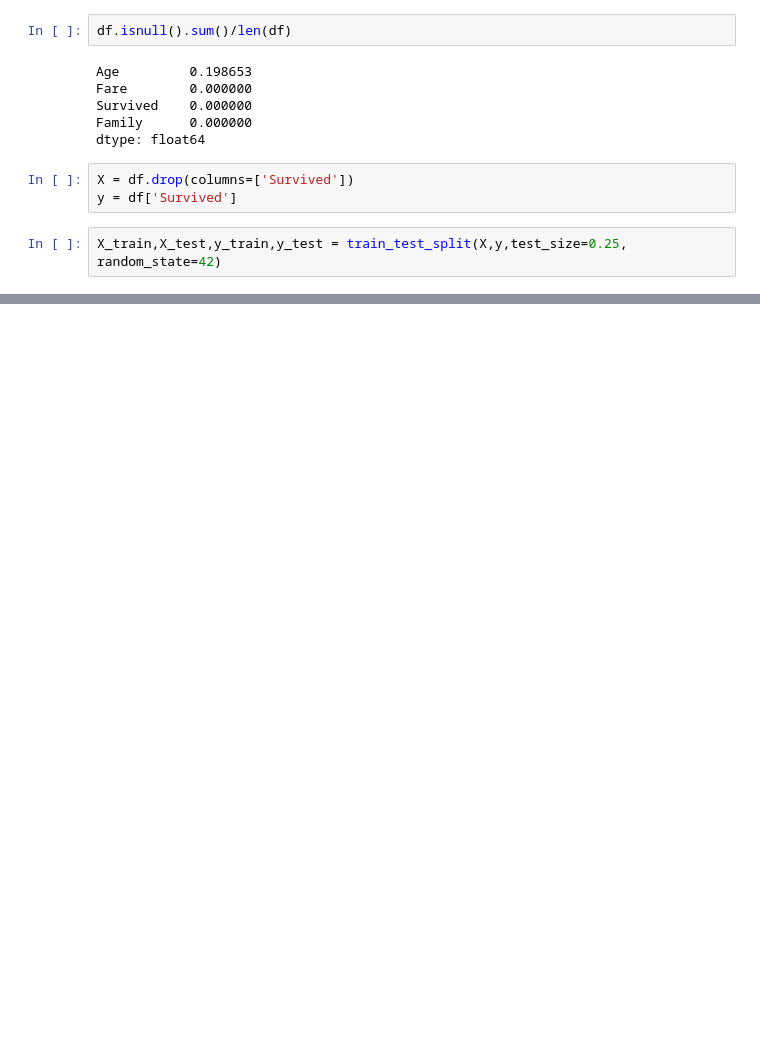
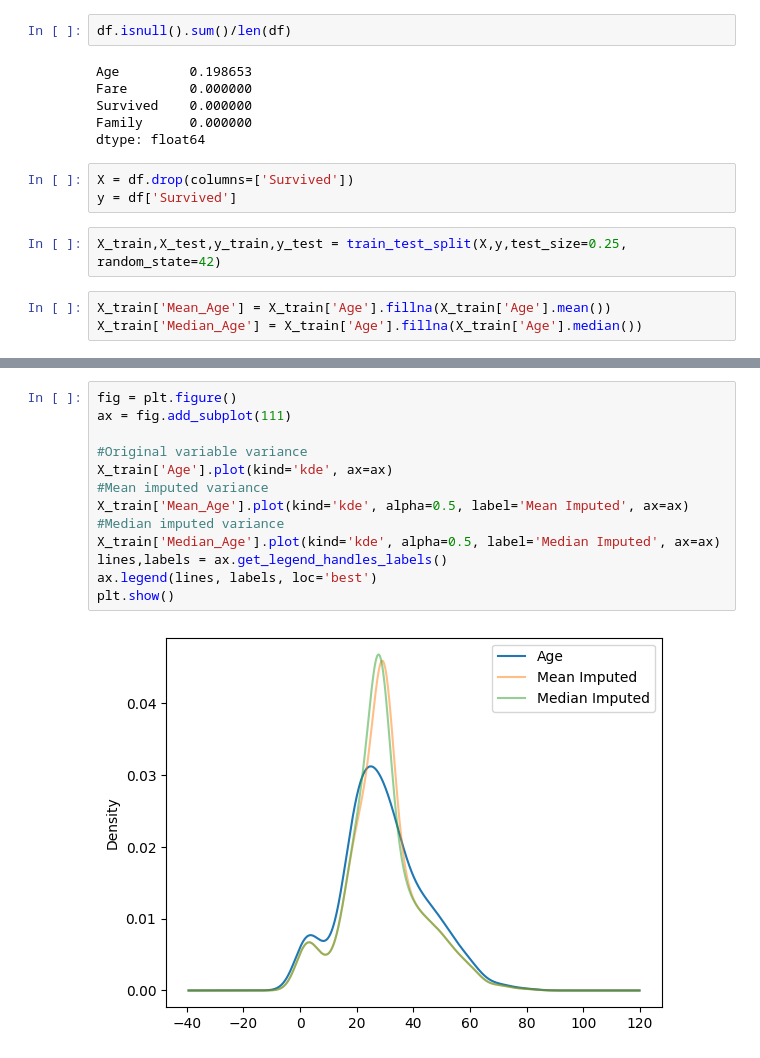
Before and after one commit to Shekhar7017/EDA, a Jupyter notebook: FeatureEngineering.ipynb, the cells around one changed output, grey strips where cells are left out. Saved outputs shown, nothing was run; the diff lists cells and outputs as text; blank space fills up the shorter version.

```diff
--- a/FeatureEngineering.ipynb
+++ b/FeatureEngineering.ipynb
@@ -1187,3 +1188,6 @@ X = df.drop(columns=['Survived'])
 y = df['Survived']
 # %%
 X_train,X_test,y_train,y_test = train_test_split(X,y,test_size=0.25, random_state=42)
+# %%
+X_train['Mean_Age'] = X_train['Age'].fillna(X_train['Age'].mean())
+X_train['Median_Age'] = X_train['Age'].fillna(X_train['Age'].median())
@@ -1189,0 +1218,15 @@ X_train,X_test,y_train,y_test = train_test_split(X,y,test_size=0.25, random_stat
+# %%
+fig = plt.figure()
+ax = fig.add_subplot(111)
+
+#Original variable variance
+X_train['Age'].plot(kind='kde', ax=ax)
+#Mean imputed variance
+X_train['Mean_Age'].plot(kind='kde', alpha=0.5, label='Mean Imputed', ax=ax)
+#Median imputed variance
+X_train['Median_Age'].plot(kind='kde', alpha=0.5, label='Median Imputed', ax=ax)
+lines,labels = ax.get_legend_handles_labels()
+ax.legend(lines, labels, loc='best')
+plt.show()
+# %% [output]
+[figure, added]
```
Also changed, not shown: parts of 18 cells of this notebook.
